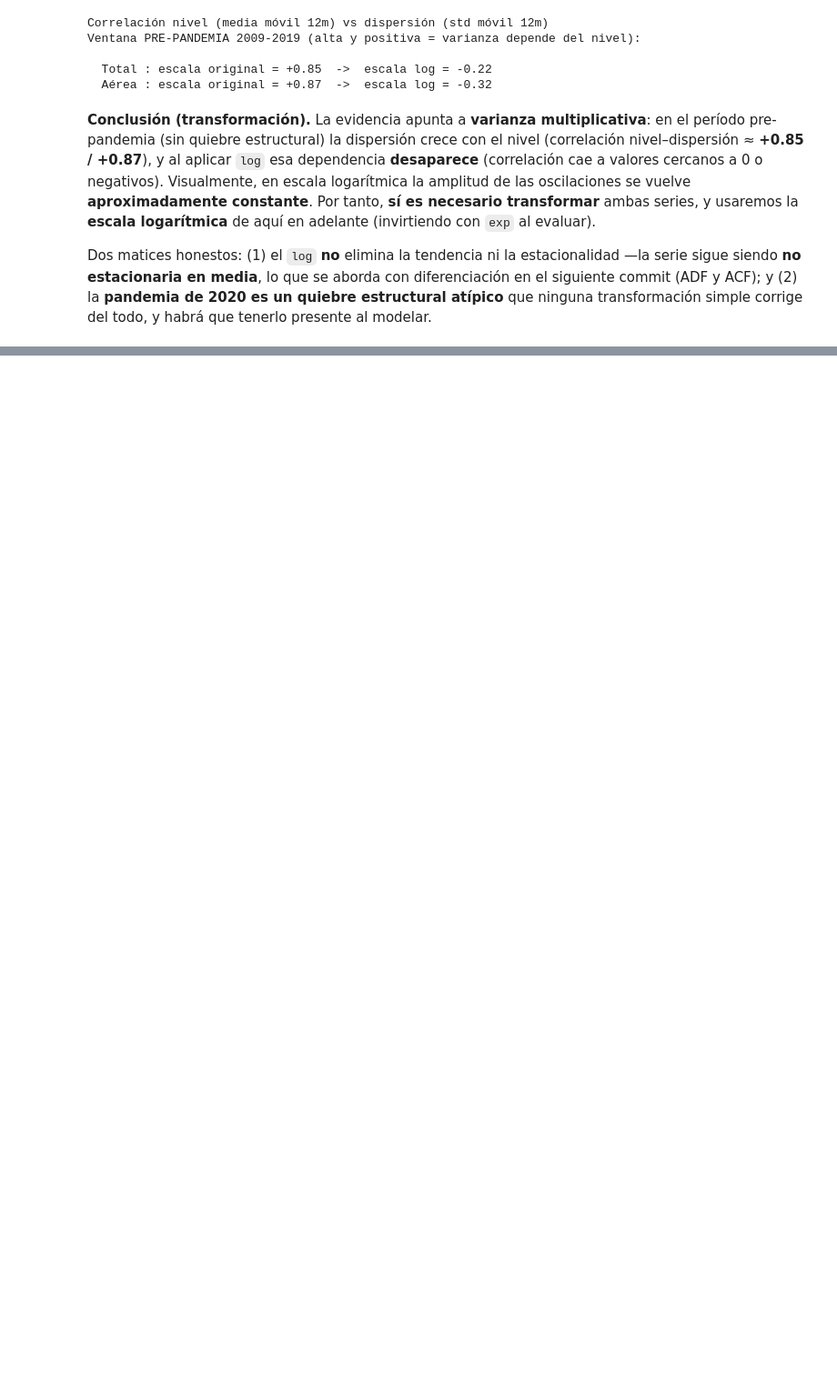
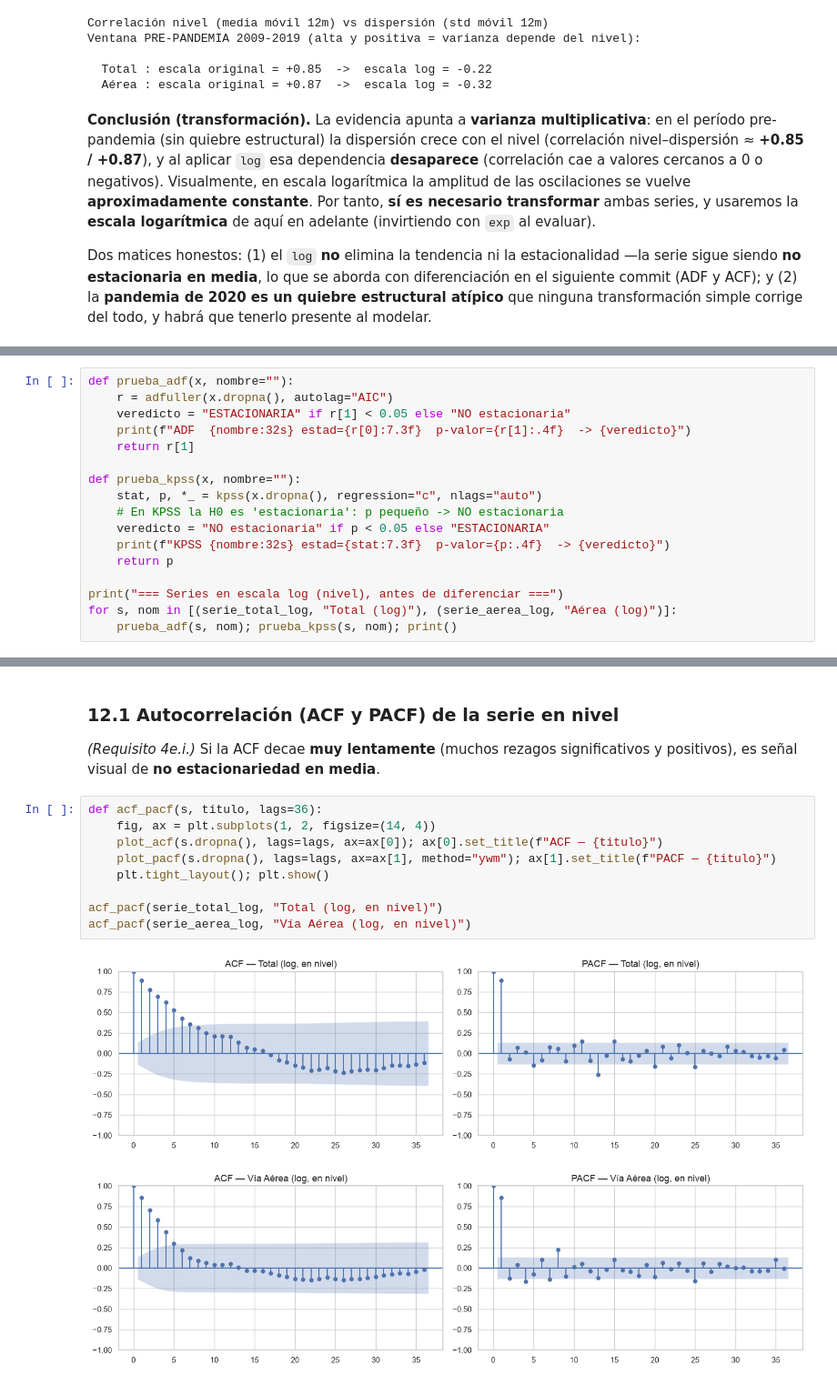
Before and after one commit to nicoCT04/Lab1DataScience, a Jupyter notebook: Lab1_Series_Tiempo.ipynb, the cells around one changed output, grey strips where cells are left out. Shown at 91% size. Cells and saved outputs as stored; diff of their text form; blank space fills up the shorter version.

Commit message:
estacionariedad en media (ACF y ADF)

```diff
--- a/Lab1_Series_Tiempo.ipynb
+++ b/Lab1_Series_Tiempo.ipynb
@@ -724,0 +737,17 @@ transformación simple corrige del todo, y habrá que tenerlo presente al modela
+# %%
+def prueba_adf(x, nombre=""):
+    r = adfuller(x.dropna(), autolag="AIC")
+    veredicto = "ESTACIONARIA" if r[1] < 0.05 else "NO estacionaria"
+    print(f"ADF  {nombre:32s} estad={r[0]:7.3f}  p-valor={r[1]:.4f}  -> {veredicto}")
+    return r[1]
+
+def prueba_kpss(x, nombre=""):
+    stat, p, *_ = kpss(x.dropna(), regression="c", nlags="auto")
+    # En KPSS la H0 es 'estacionaria': p pequeño -> NO estacionaria
+    veredicto = "NO estacionaria" if p < 0.05 else "ESTACIONARIA"
+    print(f"KPSS {nombre:32s} estad={stat:7.3f}  p-valor={p:.4f}  -> {veredicto}")
+    return p
+
+print("=== Series en escala log (nivel), antes de diferenciar ===")
+for s, nom in [(serie_total_log, "Total (log)"), (serie_aerea_log, "Aérea (log)")]:
+    prueba_adf(s, nom); prueba_kpss(s, nom); print()
@@ -724,0 +767,17 @@ transformación simple corrige del todo, y habrá que tenerlo presente al modela
+# %% [markdown]
+### 12.1 Autocorrelación (ACF y PACF) de la serie en nivel
+
+*(Requisito 4e.i.)* Si la ACF decae **muy lentamente** (muchos rezagos significativos y positivos),
+es señal visual de **no estacionariedad en media**.
+# %%
+def acf_pacf(s, titulo, lags=36):
+    fig, ax = plt.subplots(1, 2, figsize=(14, 4))
+    plot_acf(s.dropna(), lags=lags, ax=ax[0]); ax[0].set_title(f"ACF — {titulo}")
+    plot_pacf(s.dropna(), lags=lags, ax=ax[1], method="ywm"); ax[1].set_title(f"PACF — {titulo}")
+    plt.tight_layout(); plt.show()
+
+acf_pacf(serie_total_log, "Total (log, en nivel)")
+acf_pacf(serie_aerea_log, "Vía Aérea (log, en nivel)")
+# %% [output]
+[figure, added]
+[figure, added]
```
Also changed, not shown: parts of 9 cells of this notebook.
